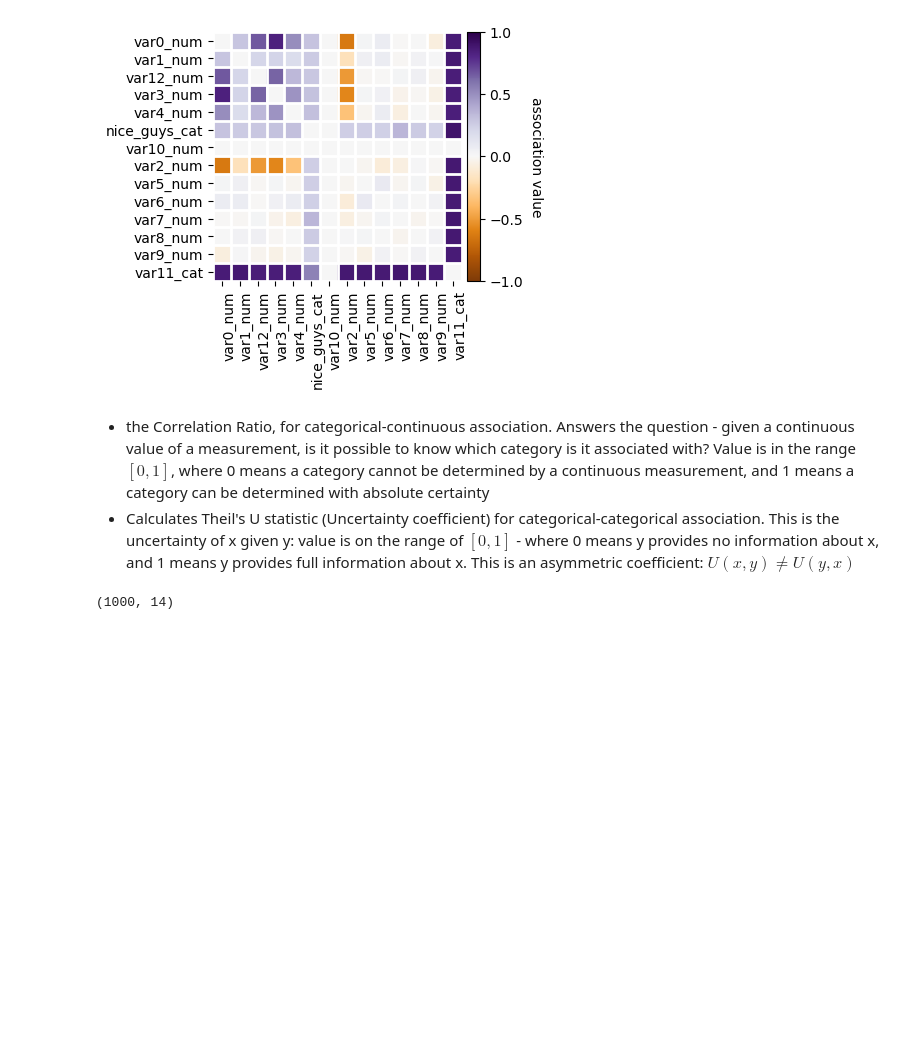
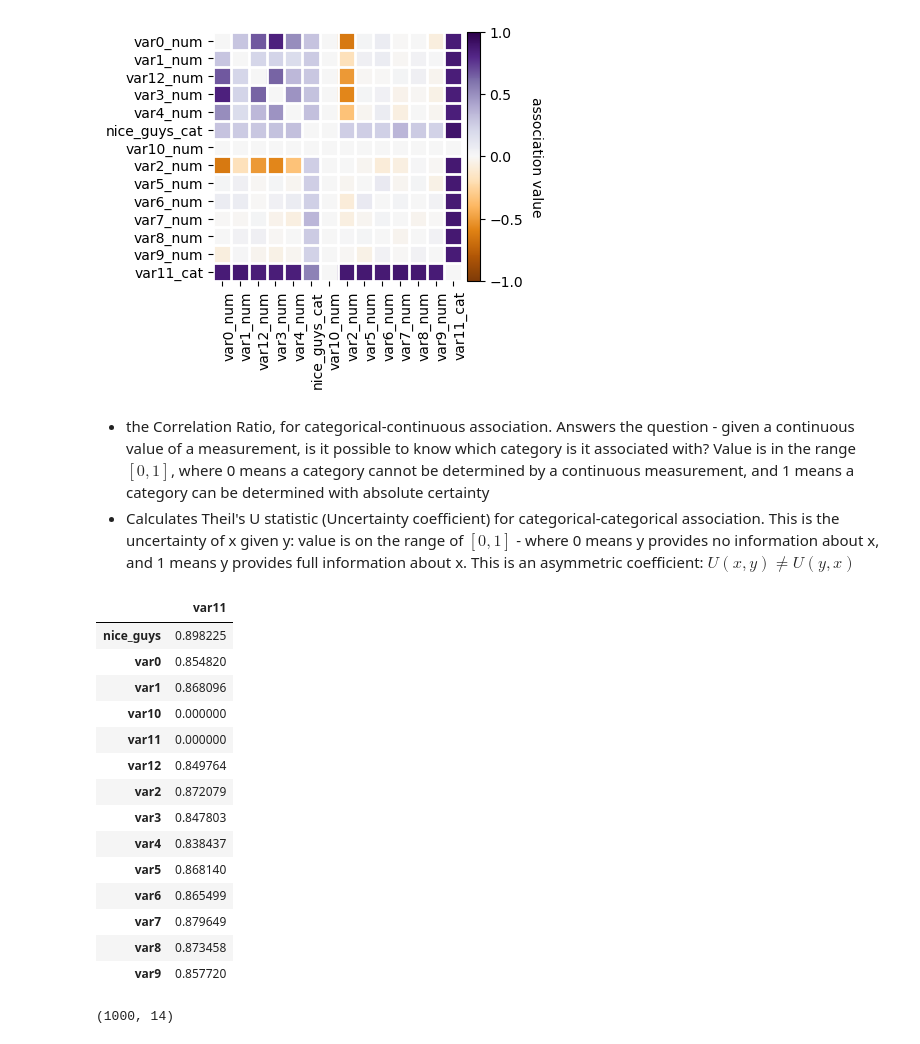
Before and after one commit to ThomasBury/arfs, a Jupyter notebook: docs/notebooks/basic_feature_selection.ipynb, the cells around one changed output. Cells and saved outputs as stored; diff of their text form; code cells hidden in the pictures; blank space fills up the shorter version.

```diff
--- a/docs/notebooks/basic_feature_selection.ipynb
+++ b/docs/notebooks/basic_feature_selection.ipynb
@@ -278,6 +278,26 @@ f = selector.plot_association()
 # %% [markdown]
   * the Correlation Ratio, for categorical-continuous association. Answers the question - given a continuous value of a measurement, is it possible to know which category is it associated with? Value is in the range $[0,1]$, where 0 means a category cannot be determined by a continuous measurement, and 1 means a category can be determined with absolute certainty
   * Calculates Theil's U statistic (Uncertainty coefficient) for categorical-categorical association. This is the uncertainty of x given y: value is on the range of $[0,1]$ - where 0 means y provides no information about x, and 1 means y provides full information about x. This is an asymmetric coefficient: $U(x,y) \neq U(y,x)$
+# %%
+selector.assoc_matrix_.loc[
+    :, selector.not_selected_features_
+]
+# %% [output]
+|  | var11 |
+| nice_guys | 0.898225 |
+| var0 | 0.854820 |
+| var1 | 0.868096 |
+| var10 | 0.000000 |
+| var11 | 0.000000 |
+| var12 | 0.849764 |
+| var2 | 0.872079 |
+| var3 | 0.847803 |
+| var4 | 0.838437 |
+| var5 | 0.868140 |
+| var6 | 0.865499 |
+| var7 | 0.879649 |
+| var8 | 0.873458 |
+| var9 | 0.857720 |
 # %%
 X.shape
 # %% [output]
```
Also changed, not shown: parts of 12 cells of this notebook.
